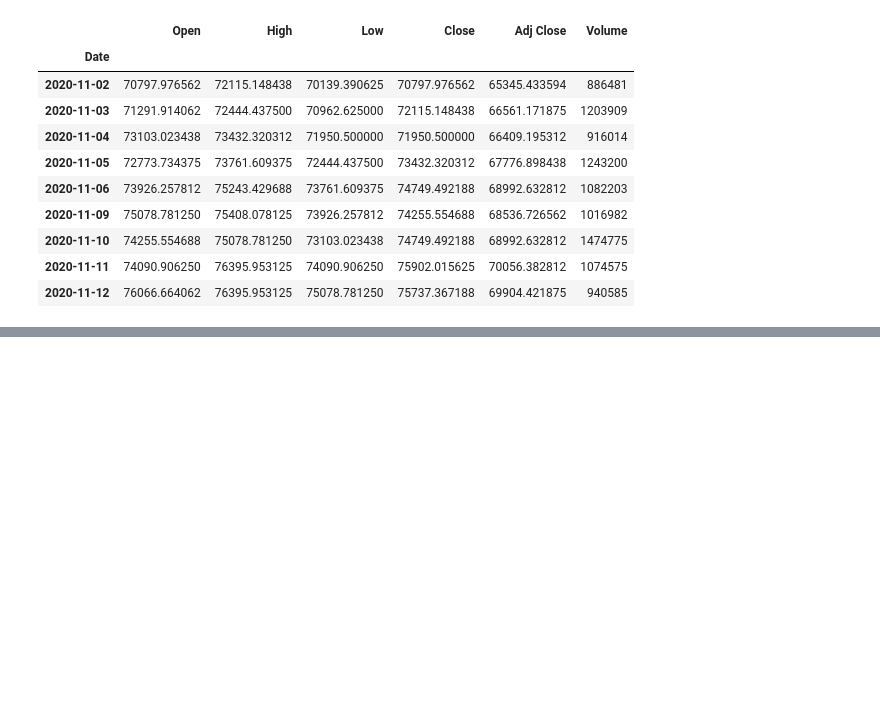
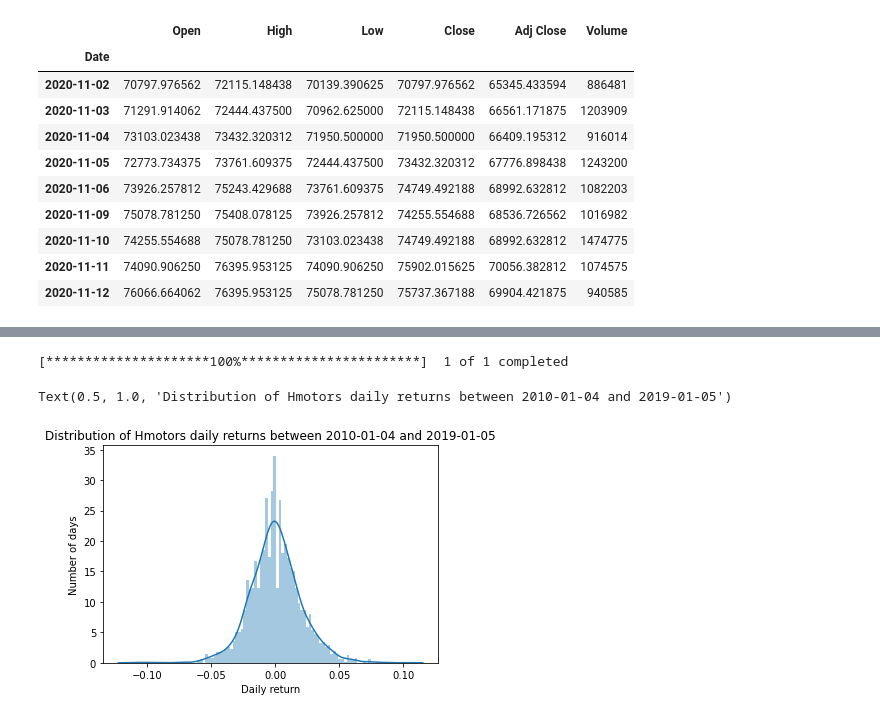
Before and after one commit to Jbiscode/Uni.Class, a Jupyter notebook: 2022.1학기/파이썬을이용한데이터분석/1주차(2).ipynb, the cells around one changed output, grey strips where cells are left out. Cells and saved outputs as stored; diff of their text form; code cells hidden in the pictures; blank space fills up the shorter version.

```diff
--- a/2022.1학기/파이썬을이용한데이터분석/1주차(2).ipynb
+++ b/2022.1학기/파이썬을이용한데이터분석/1주차(2).ipynb
@@ -69,0 +108,21 @@ SKT
+# %%
+import pandas as pd
+import seaborn as sns
+import matplotlib.pyplot as plt
+import yfinance as yf
+stock = 'Hmotors'
+code = '005380.KS'
+start = '2010-01-04'
+end = '2019-01-05'
+
+data=yf.download(code,start,end)
+data['Close_return'] = data['Close'].pct_change()
+data.dropna(axis=0,inplace=True)
+sns.distplot(data['Close_return'],bins = 100)
+plt.xlabel('Daily return')
+plt.ylabel('Number of days')
+plt.title('Distribution of '+stock+' daily returns between ' +start+' and '+end)
+# %% [output]
+[*********************100%***********************]  1 of 1 completed
+Text(0.5, 1.0, 'Distribution of Hmotors daily returns between 2010-01-04 and 2019-01-05')
+[figure, added]
```
Also changed, not shown: parts of 3 cells of this notebook, 18 other files.
